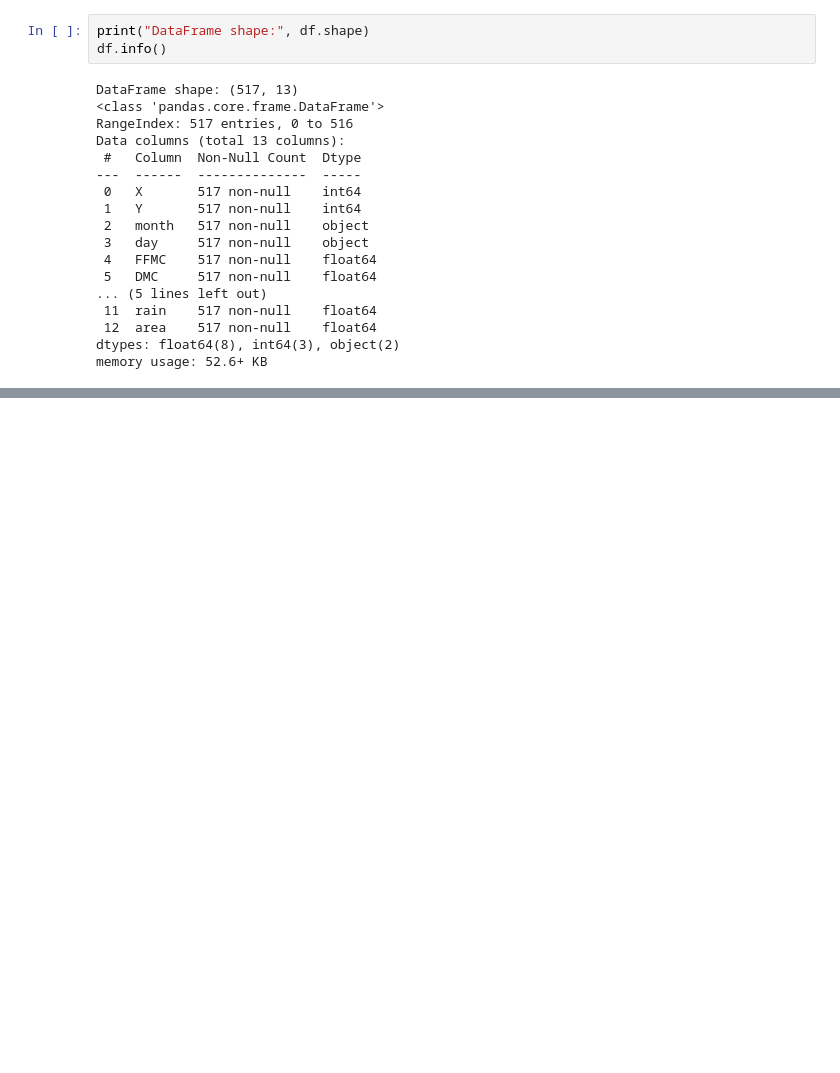
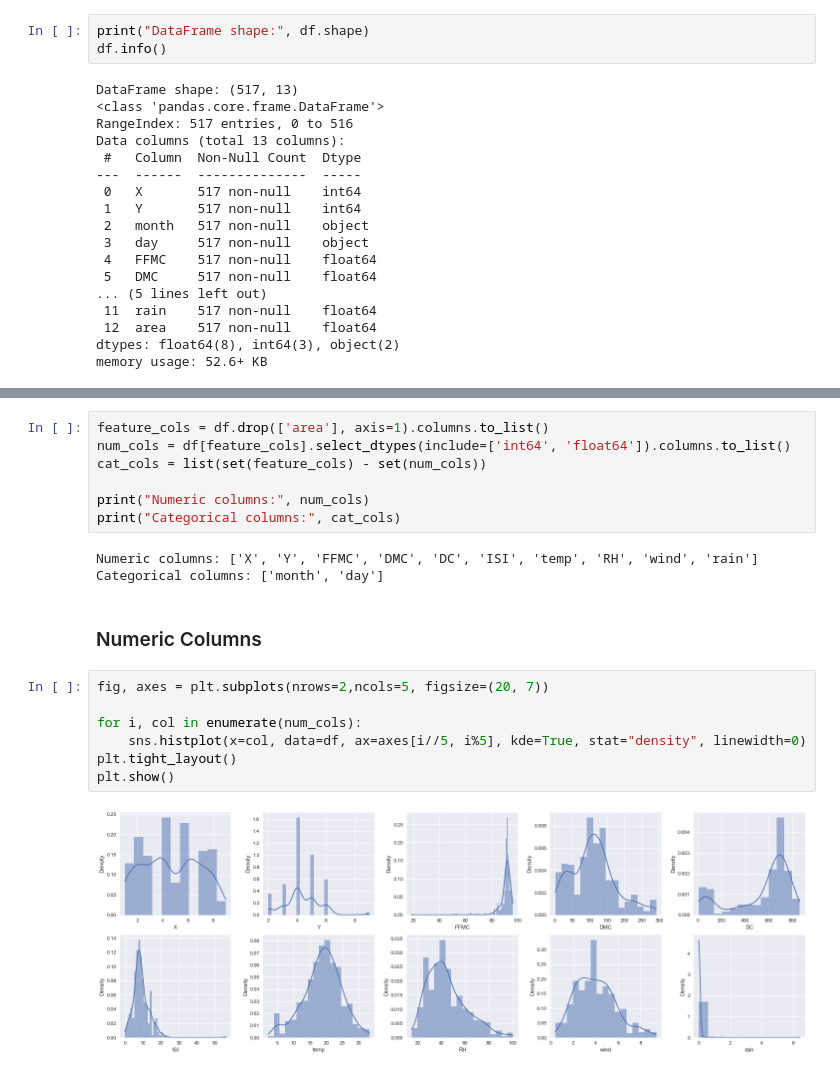
Before and after one commit to edutjie/Deep-Learning-Indonesia.AI, a Jupyter notebook: 6. Final Project/forest_fire_estimation.ipynb, the cells around one changed output, grey strips where cells are left out. Drawn from its saved outputs; the diff is of its cells as text; blank space fills up the shorter version.

```diff
--- a/6. Final Project/forest_fire_estimation.ipynb
+++ b/6. Final Project/forest_fire_estimation.ipynb
@@ -64,0 +125,21 @@ memory usage: 52.6+ KB
+# %%
+feature_cols = df.drop(['area'], axis=1).columns.to_list()
+num_cols = df[feature_cols].select_dtypes(include=['int64', 'float64']).columns.to_list()
+cat_cols = list(set(feature_cols) - set(num_cols))
+
+print("Numeric columns:", num_cols)
+print("Categorical columns:", cat_cols)
+# %% [output]
+Numeric columns: ['X', 'Y', 'FFMC', 'DMC', 'DC', 'ISI', 'temp', 'RH', 'wind', 'rain']
+Categorical columns: ['month', 'day']
+# %% [markdown]
+### Numeric Columns
+# %%
+fig, axes = plt.subplots(nrows=2,ncols=5, figsize=(20, 7))
+
+for i, col in enumerate(num_cols):
+    sns.histplot(x=col, data=df, ax=axes[i//5, i%5], kde=True, stat="density", linewidth=0)
+plt.tight_layout()
+plt.show()
+# %% [output]
+[figure, added]
```
Also changed, not shown: parts of 97 cells of this notebook, 2 other files.
